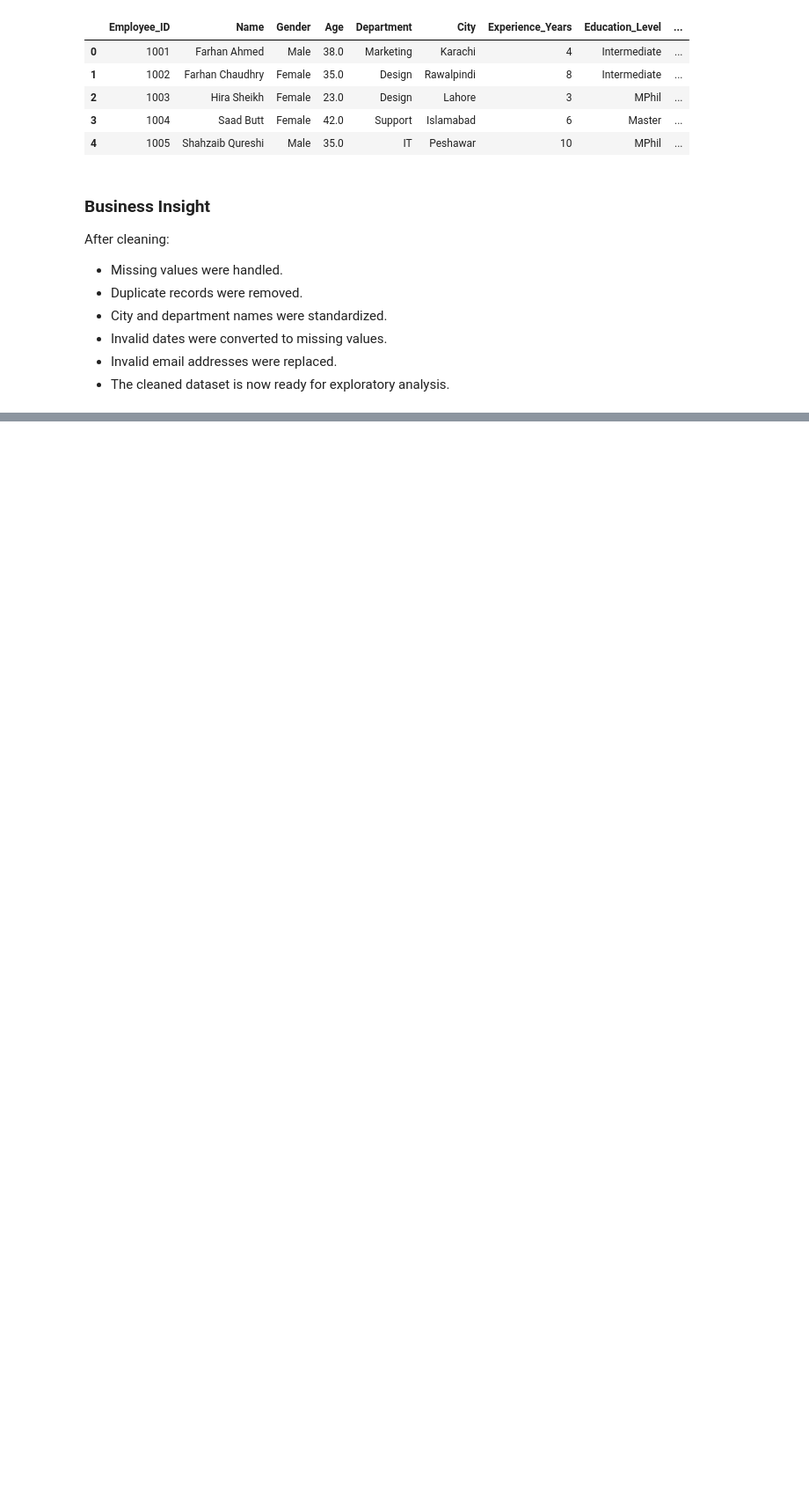
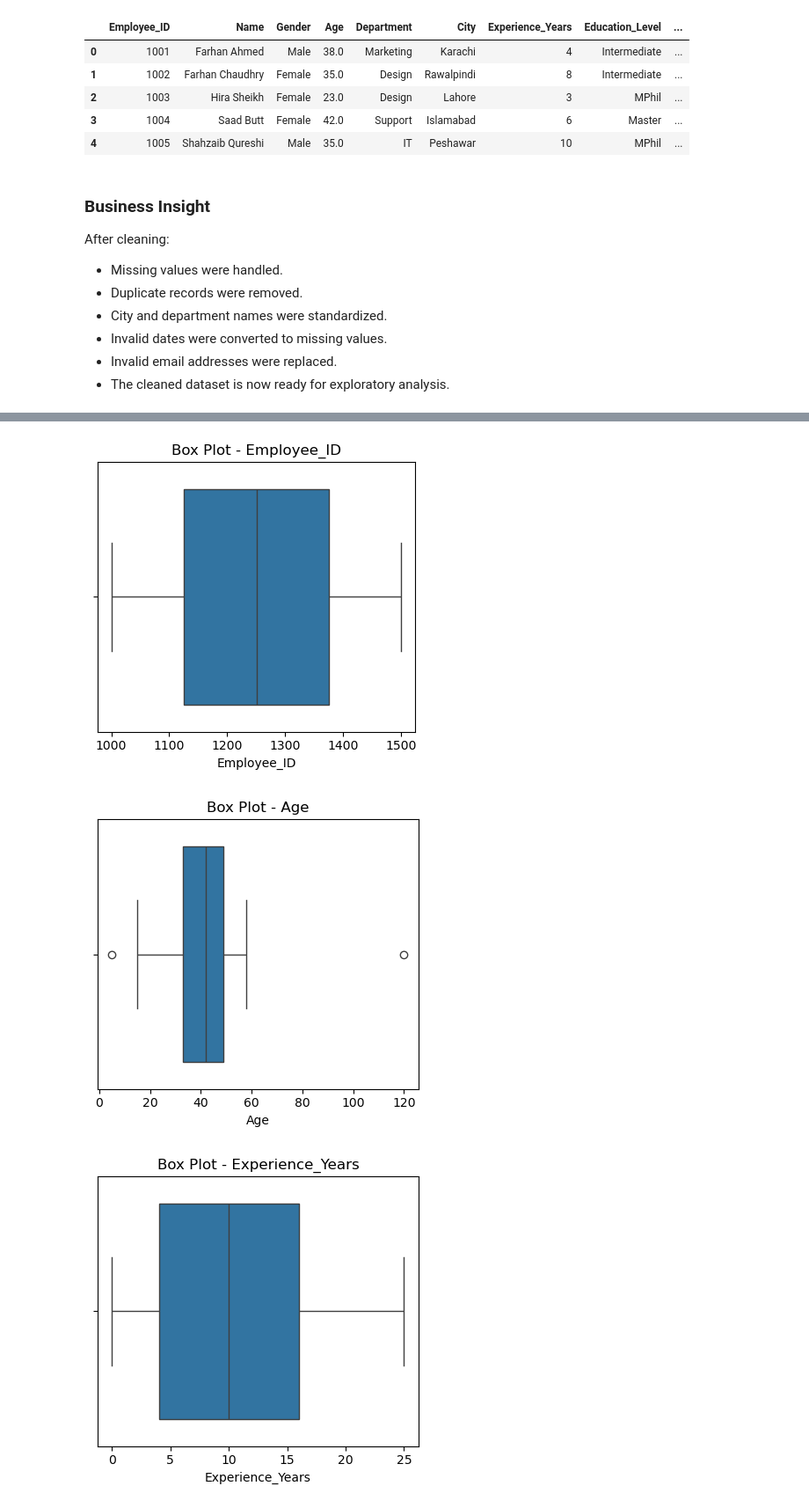
Before and after one commit to Kainatfatima0311/employee-workforce-eda, a Jupyter notebook: notebooks/employee_workforce_eda.ipynb, the cells around one changed output, grey strips where cells are left out. Shown at 88% size. Saved outputs shown, nothing was run; the diff lists cells and outputs as text; code cells hidden in the pictures; blank space fills up the shorter version.

```diff
--- a/notebooks/employee_workforce_eda.ipynb
+++ b/notebooks/employee_workforce_eda.ipynb
@@ -563,0 +650,18 @@ After cleaning:
+# %%
+# Box plots for numerical columns
+
+for column in numerical_columns:
+
+    plt.figure(figsize=(4,4))
+
+    sns.boxplot(x=clean_df[column])
+
+    plt.title(f"Box Plot - {column}")
+
+    plt.tight_layout()
+
+    plt.show()
+# %% [output]
+[figure, added]
+[figure, added]
+[figure, added]
```
Also changed, not shown: parts of 16 cells of this notebook.
